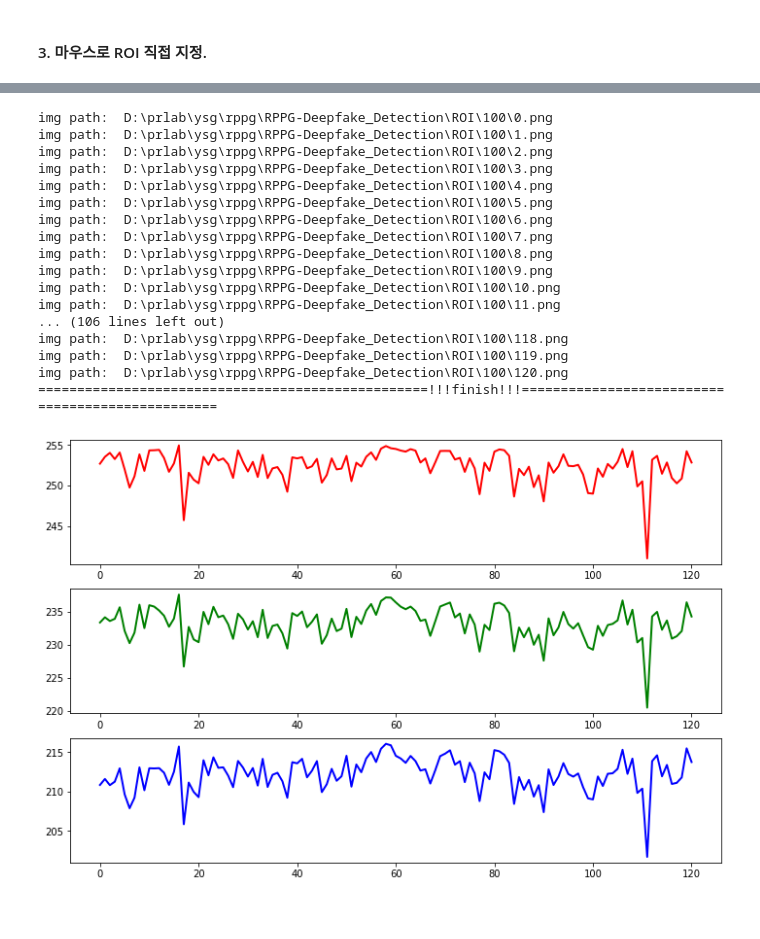
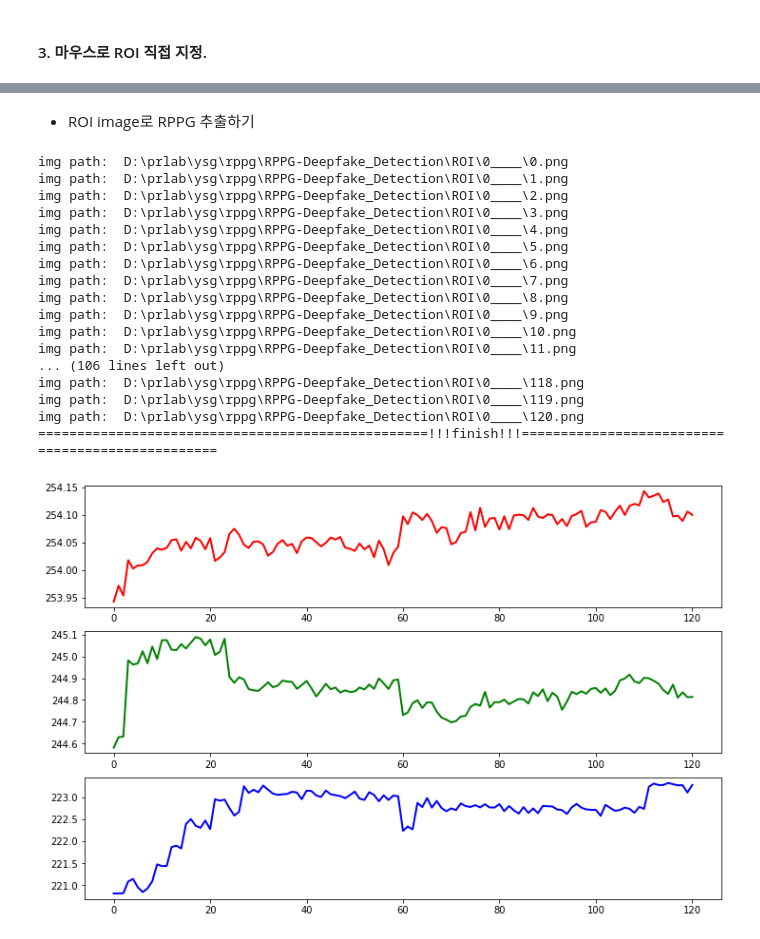
Before and after one commit to sugyeong-yu/RPPG-Deepfake_Detection, a Jupyter notebook: code/rPPG.ipynb, the cells around one changed output, grey strips where cells are left out. Saved outputs shown, nothing was run; the diff lists cells and outputs as text; code cells hidden in the pictures.

```diff
--- a/code/rPPG.ipynb
+++ b/code/rPPG.ipynb
@@ -344,7 +388,7 @@ def find_arm(y_crcb_img):
 #### 3. 마우스로 ROI 직접 지정.
 # %%
 def click_event(event, x, y, flags, param):
-    global xmin, ymin, drawing, img, ROI_img, drawing_flag
+    global xmin, ymin,xmax,ymax, drawing, img, ROI_img, drawing_flag
 
     if event == cv2.EVENT_LBUTTONDOWN:  # 마우스를 누른 상태
         drawing = True
@@ -358,10 +402,10 @@ def click_event(event, x, y, flags, param):
 
     elif event == cv2.EVENT_LBUTTONUP:
         drawing = False  # 마우스를 때면 상태 변경
-
+        xmax,ymax=x,y
         cv2.rectangle(img, (xmin, ymin), (x, y), (0, 0, 255), 1)
         cv2.imshow('image', img)
-        ROI_img=img[ymin:y,xmin:x]
+        ROI_img=img[ymin+1:y,xmin+1:x]
         cv2.imshow('ROI img',ROI_img)
         print('xmin :{}, ymin:{}, xmax:{}, ymax:{}'.format(xmin, ymin, x, y))
         drawing_flag = True
@@ -378,17 +422,26 @@ def find_arm(img):
 
 
 
-file_num=100
+file_num=0
 file_path="D:\\prlab\\ysg\\rppg\\RPPG-Deepfake_Detection\\image\\100\\"
-save_path="D:\\prlab\\ysg\\rppg\\RPPG-Deepfake_Detection\\ROI\\100\\"
+save_path="D:\\prlab\\ysg\\rppg\\RPPG-Deepfake_Detection\\ROI\\"+str(file_num)+'____\\'
 
 file_list=glob.glob(os.path.join(file_path,"*.png"))
 file_list = natsort.natsorted(file_list,reverse=False)
 
 drawing=False
+img = cv2.imread(file_list[0], cv2.IMREAD_COLOR)
+find_arm(img)
+cv2.imwrite(save_path+'0.png',ROI_img)
 for (i,file) in enumerate(file_list):
-    print("file_name",file)
-    img = cv2.imread(file, cv2.IMREAD_COLOR)
-    find_arm(img)
-    cv2.imwrite(save_path+str(i)+'.png',ROI_img)
+    if i>0:
+        print("file_name",file)
+        img = cv2.imread(file, cv2.IMREAD_COLOR)
+        ROI_img=img[ymin+1:ymax,xmin+1:xmax]
+        cv2.rectangle(img, (xmin, ymin), (xmax, ymax), (0, 0, 255), 1)
+        cv2.imshow('img',img)
+        cv2.imwrite(save_path+str(i)+'.png',ROI_img)
+        if cv2.waitKey(1) == 27:
+            break
+cv2.destroyAllWindows()
 # %% [output]
@@ -437,3 +465,5 @@ xmin :131, ymin:369, xmax:178, ymax:454
+# %% [markdown]
+- ROI image로 RPPG 추출하기
 # %%
 band = [42, 240]
 fps = 30
@@ -446,8 +476,7 @@ curr_bbox = [0,0,10,10]
 track_toler = 1
 detect_th=0.5
 # 얼굴검출 opencv 사용
-detector = cv2.dnn.readNetFromTensorflow('model/face_detector.pb',
-                                         'model/face_detector.pbtxt')
+#detector = cv2.dnn.readNetFromTensorflow('model/face_detector.pb','model/face_detector.pbtxt')
 
 times=[]
 group=[]
@@ -455,10 +484,13 @@ group=[]
 #cap = cv2.VideoCapture(1) # 0: 내장캠 1: 외부캠
 #time.sleep(2)
 
-subject=0
-file_path="D:\\prlab\\ysg\\rppg\\RPPG-Deepfake_Detection\\ROI\\100"
+file_num=0
+file_path="D:\\prlab\\ysg\\rppg\\RPPG-Deepfake_Detection\\ROI\\"+str(file_num)+"____"
 file_list=glob.glob(os.path.join(file_path,"*.png"))
 file_list = natsort.natsorted(file_list,reverse=False)
+
+# mopohlogy 커널생성
+#kernel=cv2.getStructuringElement(cv2.MORPH_RECT,(5,5))
 
 try:
     for file in file_list:
@@ -491,49 +523,49 @@ try:
         r_mean = np.mean(r)
         g_mean = np.mean(g)
         b_mean = np.mean(b)
         # 각 신호를 담을 list
         r_signal.append(r_mean)
         g_signal.append(g_mean)
         b_signal.append(b_mean)
 
 #         # 얼굴 검출 시각화하기
 #         cv2.rectangle(frame, (curr_bbox[0], curr_bbox[1]), (curr_bbox[2], curr_bbox[3]), (0,0,255), 2)
 #         cv2.imshow('frame', frame)
         if cv2.waitKey(1) == 27:
             break
 
 
 finally:
     cv2.destroyAllWindows()
     print("==================================================!!!finish!!!=================================================")
 
 plt.figure(figsize=(12, 8))
 plt.subplot(3,1,1)
 plt.plot(r_signal, 'r', linewidth=2)
 plt.subplot(3,1,2)
 plt.plot(g_signal, 'g', linewidth=2)
 plt.subplot(3,1,3)
 plt.plot(b_signal, 'b', linewidth=2)
 plt.show()
 # %% [output]
-img path:  D:\prlab\ysg\rppg\RPPG-Deepfake_Detection\ROI\100\0.png
-img path:  D:\prlab\ysg\rppg\RPPG-Deepfake_Detection\ROI\100\1.png
-img path:  D:\prlab\ysg\rppg\RPPG-Deepfake_Detection\ROI\100\2.png
-img path:  D:\prlab\ysg\rppg\RPPG-Deepfake_Detection\ROI\100\3.png
-img path:  D:\prlab\ysg\rppg\RPPG-Deepfake_Detection\ROI\100\4.png
-img path:  D:\prlab\ysg\rppg\RPPG-Deepfake_Detection\ROI\100\5.png
-img path:  D:\prlab\ysg\rppg\RPPG-Deepfake_Detection\ROI\100\6.png
-img path:  D:\prlab\ysg\rppg\RPPG-Deepfake_Detection\ROI\100\7.png
-img path:  D:\prlab\ysg\rppg\RPPG-Deepfake_Detection\ROI\100\8.png
-img path:  D:\prlab\ysg\rppg\RPPG-Deepfake_Detection\ROI\100\9.png
-img path:  D:\prlab\ysg\rppg\RPPG-Deepfake_Detection\ROI\100\10.png
-img path:  D:\prlab\ysg\rppg\RPPG-Deepfake_Detection\ROI\100\11.png
+img path:  D:\prlab\ysg\rppg\RPPG-Deepfake_Detection\ROI\0____\0.png
+img path:  D:\prlab\ysg\rppg\RPPG-Deepfake_Detection\ROI\0____\1.png
+img path:  D:\prlab\ysg\rppg\RPPG-Deepfake_Detection\ROI\0____\2.png
+img path:  D:\prlab\ysg\rppg\RPPG-Deepfake_Detection\ROI\0____\3.png
+img path:  D:\prlab\ysg\rppg\RPPG-Deepfake_Detection\ROI\0____\4.png
+img path:  D:\prlab\ysg\rppg\RPPG-Deepfake_Detection\ROI\0____\5.png
+img path:  D:\prlab\ysg\rppg\RPPG-Deepfake_Detection\ROI\0____\6.png
+img path:  D:\prlab\ysg\rppg\RPPG-Deepfake_Detection\ROI\0____\7.png
+img path:  D:\prlab\ysg\rppg\RPPG-Deepfake_Detection\ROI\0____\8.png
+img path:  D:\prlab\ysg\rppg\RPPG-Deepfake_Detection\ROI\0____\9.png
+img path:  D:\prlab\ysg\rppg\RPPG-Deepfake_Detection\ROI\0____\10.png
+img path:  D:\prlab\ysg\rppg\RPPG-Deepfake_Detection\ROI\0____\11.png
 ... (106 lines left out)
-img path:  D:\prlab\ysg\rppg\RPPG-Deepfake_Detection\ROI\100\118.png
-img path:  D:\prlab\ysg\rppg\RPPG-Deepfake_Detection\ROI\100\119.png
-img path:  D:\prlab\ysg\rppg\RPPG-Deepfake_Detection\ROI\100\120.png
+img path:  D:\prlab\ysg\rppg\RPPG-Deepfake_Detection\ROI\0____\118.png
+img path:  D:\prlab\ysg\rppg\RPPG-Deepfake_Detection\ROI\0____\119.png
+img path:  D:\prlab\ysg\rppg\RPPG-Deepfake_Detection\ROI\0____\120.png
 ==================================================!!!finish!!!=================================================
-[figure, old version]
+[figure, new version]
 # %%
 # CHROM 신호 추출
 # chrom이란 움직임에 더 강인하게 하는것.
```
Also changed, not shown: parts of 3 cells of this notebook.
